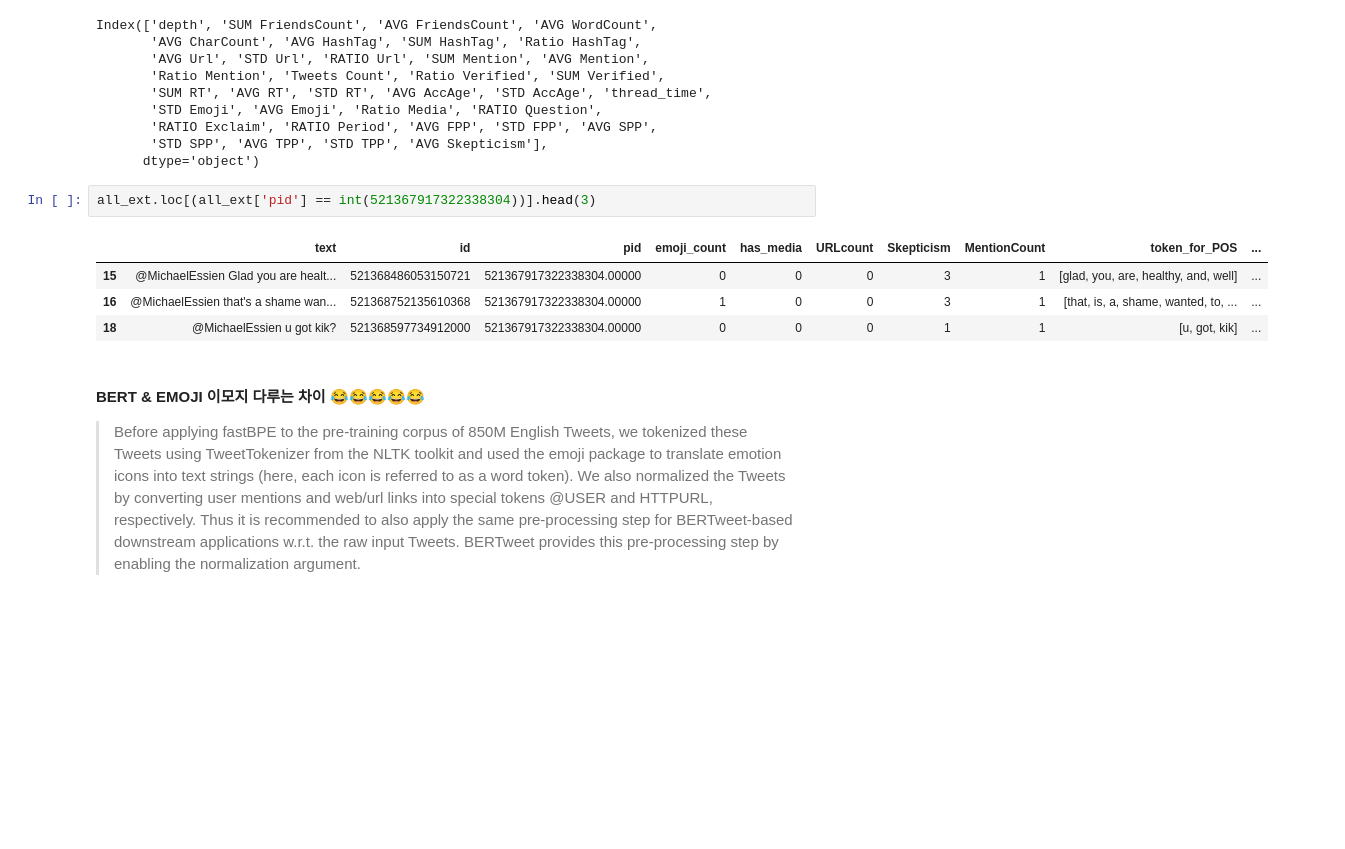
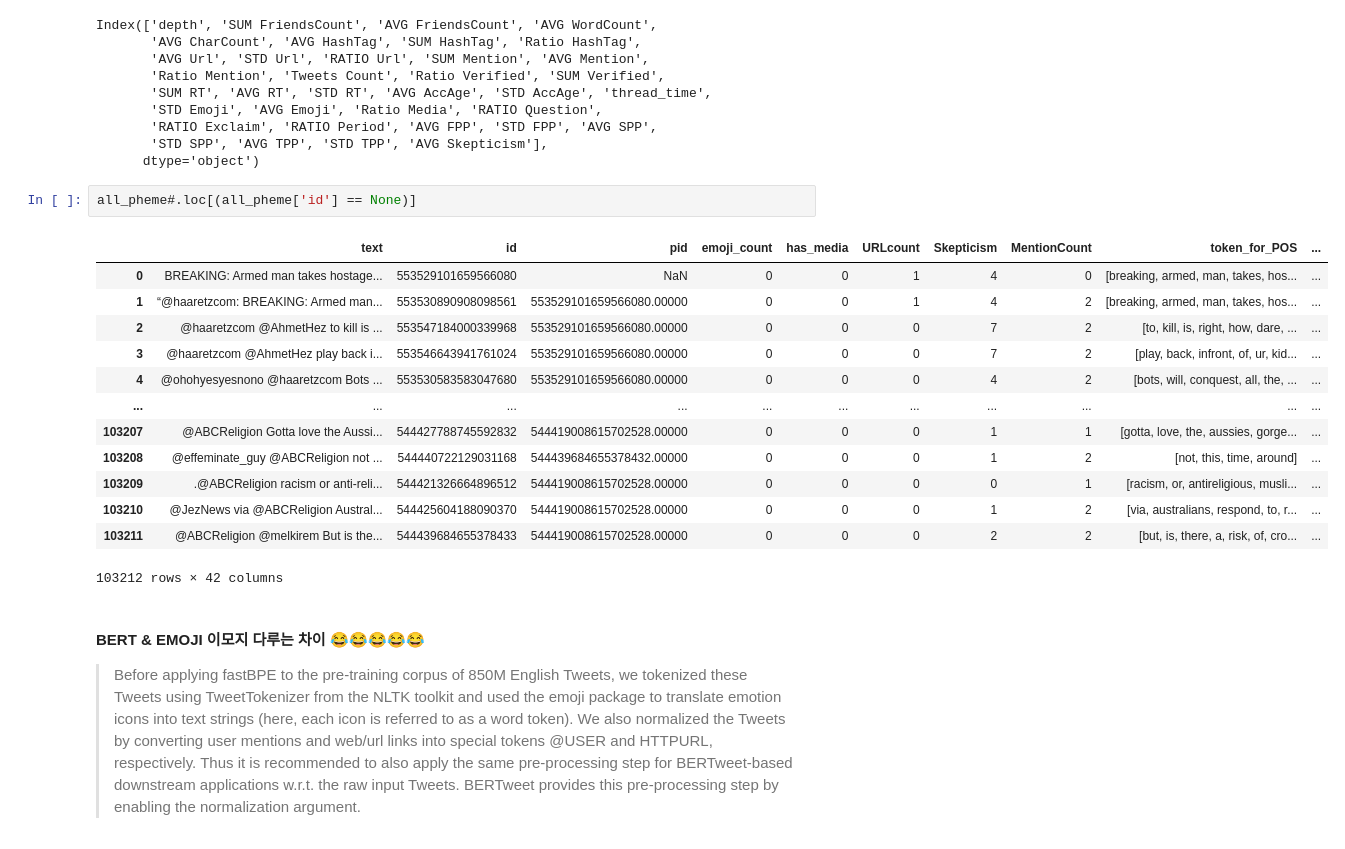
Before and after one commit to zzunebye/Capstone-code-data, a Jupyter notebook: _EXPORT_SparseFeatures.ipynb, the cells around one changed output. Saved outputs shown, nothing was run; the diff lists cells and outputs as text; blank space fills up the shorter version.

Commit message:
PHEME thread log

```diff
--- a/_EXPORT_SparseFeatures.ipynb
+++ b/_EXPORT_SparseFeatures.ipynb
@@ -1012,13 +1049,22 @@ Index(['depth', 'SUM FriendsCount', 'AVG FriendsCount', 'AVG WordCount',
        'RATIO Exclaim', 'RATIO Period', 'AVG FPP', 'STD FPP', 'AVG SPP',
        'STD SPP', 'AVG TPP', 'STD TPP', 'AVG Skepticism'],
       dtype='object')
-# %%
-all_ext.loc[(all_ext['pid'] == int(521367917322338304))].head(3)
-# %% [output]
-|  | text | id | pid | emoji_count | has_media | URLcount | Skepticism | MentionCount | token_for_POS | ... |
-| 15 | @MichaelEssien Glad you are healt... | 521368486053150721 | 521367917322338304.00000 | 0 | 0 | 0 | 3 | 1 | [glad, you, are, healthy, and, well] | ... |
-| 16 | @MichaelEssien that's a shame wan... | 521368752135610368 | 521367917322338304.00000 | 1 | 0 | 0 | 3 | 1 | [that, is, a, shame, wanted, to, ... | ... |
-| 18 | @MichaelEssien u got kik? | 521368597734912000 | 521367917322338304.00000 | 0 | 0 | 0 | 1 | 1 | [u, got, kik] | ... |
+# %%
+all_pheme#.loc[(all_pheme['id'] == None)]
+# %% [output]
+|  | text | id | pid | emoji_count | has_media | URLcount | Skepticism | MentionCount | token_for_POS | ... |
+| 0 | BREAKING: Armed man takes hostage... | 553529101659566080 | NaN | 0 | 0 | 1 | 4 | 0 | [breaking, armed, man, takes, hos... | ... |
+| 1 | “@haaretzcom: BREAKING: Armed man... | 553530890908098561 | 553529101659566080.00000 | 0 | 0 | 1 | 4 | 2 | [breaking, armed, man, takes, hos... | ... |
+| 2 | @haaretzcom @AhmetHez to kill is ... | 553547184000339968 | 553529101659566080.00000 | 0 | 0 | 0 | 7 | 2 | [to, kill, is, right, how, dare, ... | ... |
+| 3 | @haaretzcom @AhmetHez play back i... | 553546643941761024 | 553529101659566080.00000 | 0 | 0 | 0 | 7 | 2 | [play, back, infront, of, ur, kid... | ... |
+| 4 | @ohohyesyesnono @haaretzcom Bots ... | 553530583583047680 | 553529101659566080.00000 | 0 | 0 | 0 | 4 | 2 | [bots, will, conquest, all, the, ... | ... |
+| ... | ... | ... | ... | ... | ... | ... | ... | ... | ... | ... |
+| 103207 | @ABCReligion Gotta love the Aussi... | 544427788745592832 | 544419008615702528.00000 | 0 | 0 | 0 | 1 | 1 | [gotta, love, the, aussies, gorge... | ... |
+| 103208 | @effeminate_guy @ABCReligion not ... | 544440722129031168 | 544439684655378432.00000 | 0 | 0 | 0 | 1 | 2 | [not, this, time, around] | ... |
+| 103209 | .@ABCReligion racism or anti-reli... | 544421326664896512 | 544419008615702528.00000 | 0 | 0 | 0 | 0 | 1 | [racism, or, antireligious, musli... | ... |
+| 103210 | @JezNews via @ABCReligion Austral... | 544425604188090370 | 544419008615702528.00000 | 0 | 0 | 0 | 1 | 2 | [via, australians, respond, to, r... | ... |
+| 103211 | @ABCReligion @melkirem But is the... | 544439684655378433 | 544419008615702528.00000 | 0 | 0 | 0 | 2 | 2 | [but, is, there, a, risk, of, cro... | ... |
+103212 rows × 42 columns
 # %% [markdown]
 #### BERT & EMOJI 이모지 다루는 차이 😂😂😂😂😂
 
```
Also changed, not shown: parts of 32 cells of this notebook, 7 other files.
